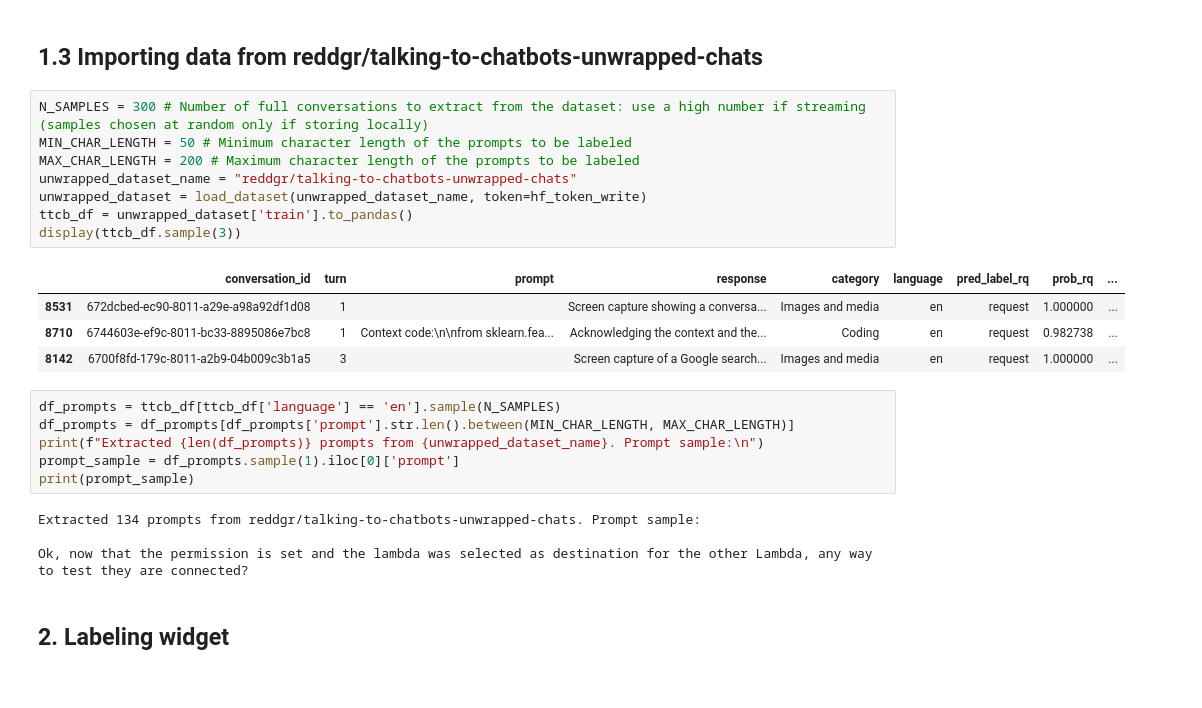
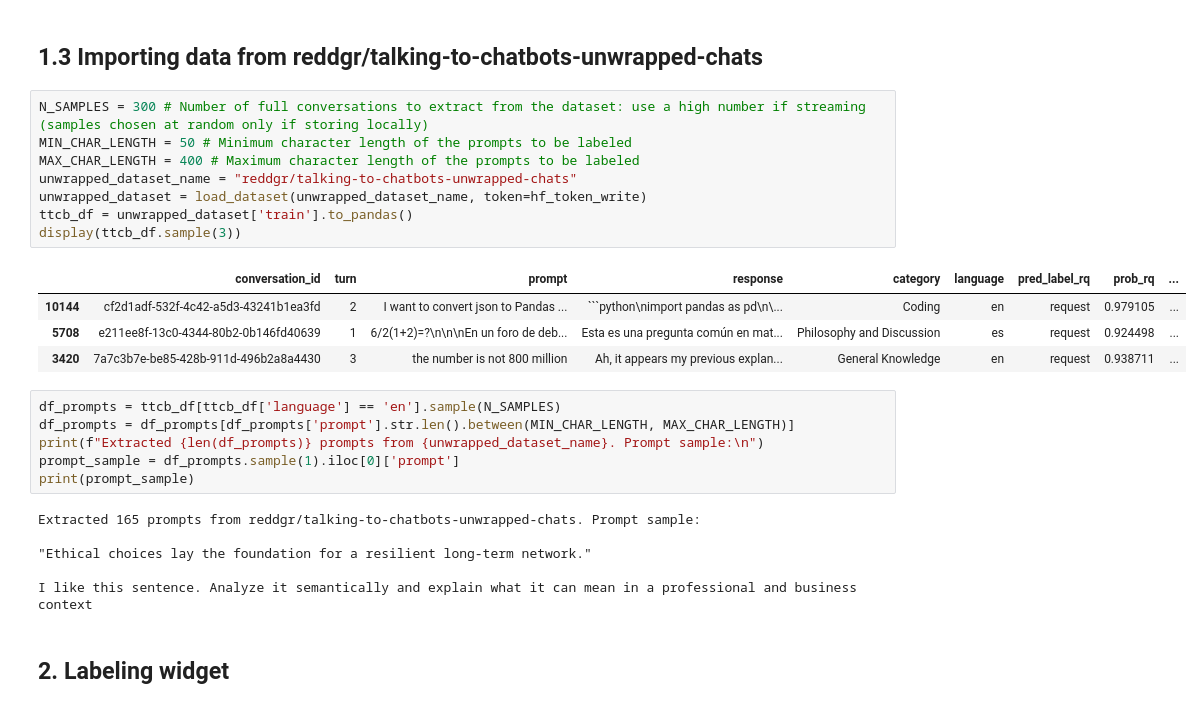
Before and after one commit to reddgr/zero-shot-text-classification, a Jupyter notebook: 01-nli-labeling-notebook.ipynb, the cells around one changed output. Cells and saved outputs as stored; diff of their text form.

````diff
--- a/01-nli-labeling-notebook.ipynb
+++ b/01-nli-labeling-notebook.ipynb
@@ -225,16 +225,16 @@ display(df_prompts.head(3))
 # %%
 N_SAMPLES = 300 # Number of full conversations to extract from the dataset: use a high number if streaming (samples chosen at random only if storing locally)
 MIN_CHAR_LENGTH = 50 # Minimum character length of the prompts to be labeled
-MAX_CHAR_LENGTH = 200 # Maximum character length of the prompts to be labeled
+MAX_CHAR_LENGTH = 400 # Maximum character length of the prompts to be labeled
 unwrapped_dataset_name = "reddgr/talking-to-chatbots-unwrapped-chats"
 unwrapped_dataset = load_dataset(unwrapped_dataset_name, token=hf_token_write)
 ttcb_df = unwrapped_dataset['train'].to_pandas()
 display(ttcb_df.sample(3))
 # %% [output]
 |  | conversation_id | turn | prompt | response | category | language | pred_label_rq | prob_rq | ... |
-| 8531 | 672dcbed-ec90-8011-a29e-a98a92df1d08 | 1 |  | Screen capture showing a conversa... | Images and media | en | request | 1.000000 | ... |
-| 8710 | 6744603e-ef9c-8011-bc33-8895086e7bc8 | 1 | Context code:\n\nfrom sklearn.fea... | Acknowledging the context and the... | Coding | en | request | 0.982738 | ... |
-| 8142 | 6700f8fd-179c-8011-a2b9-04b009c3b1a5 | 3 |  | Screen capture of a Google search... | Images and media | en | request | 1.000000 | ... |
+| 10144 | cf2d1adf-532f-4c42-a5d3-43241b1ea3fd | 2 | I want to convert json to Pandas ... | ```python\nimport pandas as pd\n\... | Coding | en | request | 0.979105 | ... |
+| 5708 | e211ee8f-13c0-4344-80b2-0b146fd40639 | 1 | 6/2(1+2)=?\n\n\nEn un foro de deb... | Esta es una pregunta común en mat... | Philosophy and Discussion | es | request | 0.924498 | ... |
+| 3420 | 7a7c3b7e-be85-428b-911d-496b2a8a4430 | 3 | the number is not 800 million | Ah, it appears my previous explan... | General Knowledge | en | request | 0.938711 | ... |
 # %%
 df_prompts = ttcb_df[ttcb_df['language'] == 'en'].sample(N_SAMPLES)
 df_prompts = df_prompts[df_prompts['prompt'].str.len().between(MIN_CHAR_LENGTH, MAX_CHAR_LENGTH)]
@@ -242,9 +242,11 @@ print(f"Extracted {len(df_prompts)} prompts from {unwrapped_dataset_name}. Promp
 prompt_sample = df_prompts.sample(1).iloc[0]['prompt']
 print(prompt_sample)
 # %% [output]
-Extracted 134 prompts from reddgr/talking-to-chatbots-unwrapped-chats. Prompt sample:
+Extracted 165 prompts from reddgr/talking-to-chatbots-unwrapped-chats. Prompt sample:
 
-Ok, now that the permission is set and the lambda was selected as destination for the other Lambda, any way to test they are connected?
+"Ethical choices lay the foundation for a resilient long-term network."
+
+I like this sentence. Analyze it semantically and explain what it can mean in a professional and business context
 # %% [markdown]
 ## 2. Labeling widget
 # %% [markdown]
````
Also changed, not shown: parts of 3 cells of this notebook.
